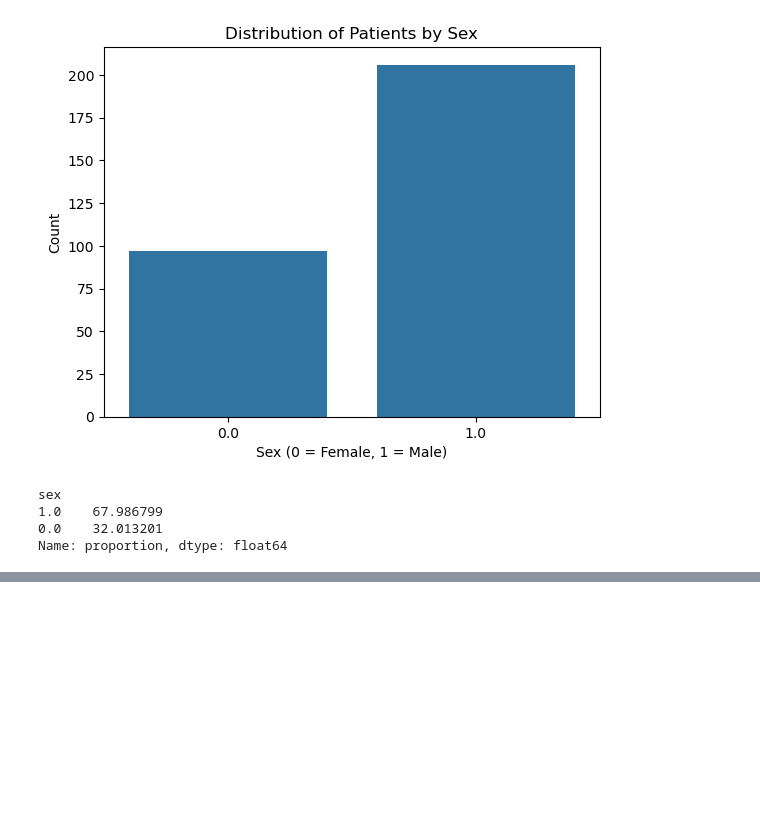
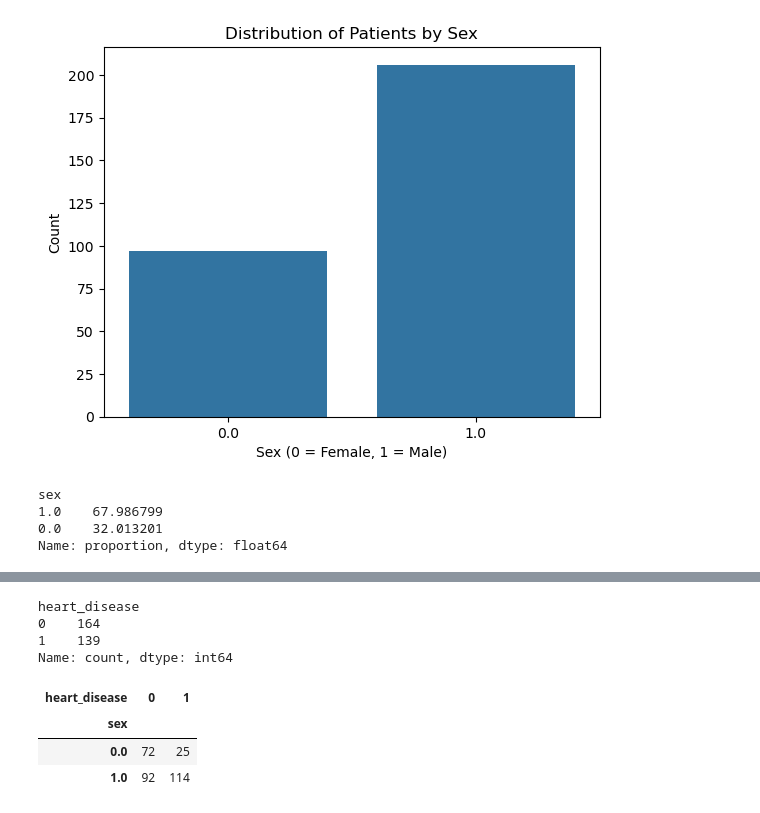
Before and after one commit to eilselx/heart-disease-analysis, a Jupyter notebook: notebooks/heart_disease_analysis.ipynb, the cells around one changed output, grey strips where cells are left out. Drawn from its saved outputs; the diff is of its cells as text; code cells hidden in the pictures; blank space fills up the shorter version.

```diff
--- a/notebooks/heart_disease_analysis.ipynb
+++ b/notebooks/heart_disease_analysis.ipynb
@@ -103,0 +118,14 @@ Name: proportion, dtype: float64
+# %%
+df["heart_disease"].value_counts()
+# %% [output]
+heart_disease
+0    164
+1    139
+Name: count, dtype: int64
+# %%
+pd.crosstab(df["sex"], df["heart_disease"])
+# %% [output]
+| heart_disease | 0 | 1 |
+| sex |  |  |
+| 0.0 | 72 | 25 |
+| 1.0 | 92 | 114 |
```
Also changed, not shown: parts of 5 cells of this notebook, 2 other files.
